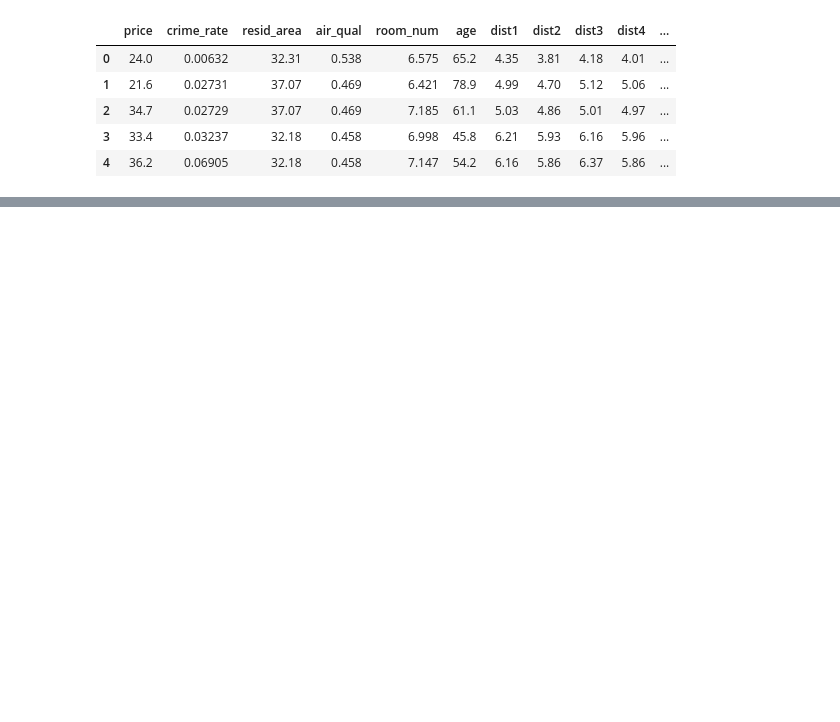
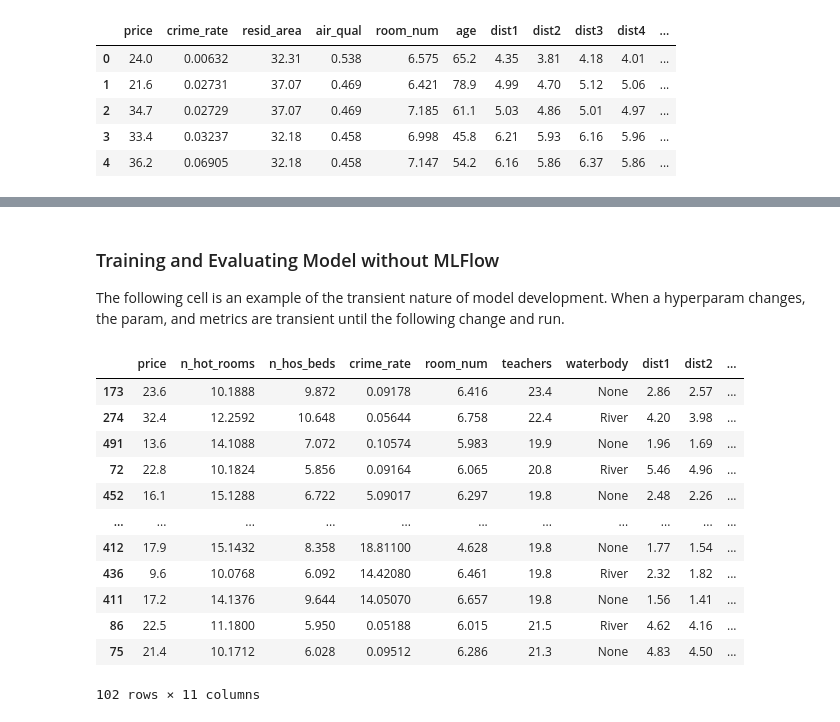
Before and after one commit to eboraks/public_examples, a Jupyter notebook: train_and_deploy_xgb_with_sklearn_mlflow/house_prices_xgb_mlflow.ipynb, the cells around one changed output, grey strips where cells are left out. Saved outputs shown, nothing was run; the diff lists cells and outputs as text; code cells hidden in the pictures; blank space fills up the shorter version.

```diff
--- a/train_and_deploy_xgb_with_sklearn_mlflow/house_prices_xgb_mlflow.ipynb
+++ b/train_and_deploy_xgb_with_sklearn_mlflow/house_prices_xgb_mlflow.ipynb
@@ -614,7 +134,0 @@ from sklearn.preprocessing import StandardScaler
-# %%
-X, y = make_classification(random_state=42)
-X_train, X_test, y_train, y_test = train_test_split(X, y, random_state=42)
-pipe = make_pipeline(StandardScaler(), LogisticRegression())
-pipe.fit(X_train, y_train)
-
-pipe.score(X_test, y_test)
@@ -875,0 +135,18 @@ hot_rooms[hot_rooms.is_outlier == -1]
+# %%
+# Shortcut functions
+
+def get_training_testing_data():
+    """Function to simplify data splitting"""
+    # Prep the data for training and prediction
+    if 'price' in df:
+        y = df.pop('price')
+
+    X_train, X_test, y_train, y_test = train_test_split(df, y, test_size=0.2, random_state=42)
+    return X_train, X_test, y_train, y_test
+
+def eval_metrics(y_true , y_pred):
+    """Function to simplfy metrics evaluation"""
+    rmse = np.sqrt(mean_squared_error(y_true, y_pred))
+    mae = mean_absolute_error(y_true, y_pred)
+    r2 = r2_score(y_true, y_pred)
+    return rmse, mae, r2
@@ -875,0 +227,21 @@ hot_rooms[hot_rooms.is_outlier == -1]
+# %% [markdown]
+### Training and Evaluating Model without MLFlow
+The following cell is an example of the transient nature of model development.
+When a hyperparam changes, the param, and metrics are transient until the following change and run.
+# %%
+X_train, X_test, y_train, y_test = get_training_testing_data()
+X_test
+# %% [output]
+|  | price | n_hot_rooms | n_hos_beds | crime_rate | room_num | teachers | waterbody | dist1 | dist2 | ... |
+| 173 | 23.6 | 10.1888 | 9.872 | 0.09178 | 6.416 | 23.4 | None | 2.86 | 2.57 | ... |
+| 274 | 32.4 | 12.2592 | 10.648 | 0.05644 | 6.758 | 22.4 | River | 4.20 | 3.98 | ... |
+| 491 | 13.6 | 14.1088 | 7.072 | 0.10574 | 5.983 | 19.9 | None | 1.96 | 1.69 | ... |
+| 72 | 22.8 | 10.1824 | 5.856 | 0.09164 | 6.065 | 20.8 | River | 5.46 | 4.96 | ... |
+| 452 | 16.1 | 15.1288 | 6.722 | 5.09017 | 6.297 | 19.8 | None | 2.48 | 2.26 | ... |
+| ... | ... | ... | ... | ... | ... | ... | ... | ... | ... | ... |
+| 412 | 17.9 | 15.1432 | 8.358 | 18.81100 | 4.628 | 19.8 | None | 1.77 | 1.54 | ... |
+| 436 | 9.6 | 10.0768 | 6.092 | 14.42080 | 6.461 | 19.8 | River | 2.32 | 1.82 | ... |
+| 411 | 17.2 | 14.1376 | 9.644 | 14.05070 | 6.657 | 19.8 | None | 1.56 | 1.41 | ... |
+| 86 | 22.5 | 11.1800 | 5.950 | 0.05188 | 6.015 | 21.5 | River | 4.62 | 4.16 | ... |
+| 75 | 21.4 | 10.1712 | 6.028 | 0.09512 | 6.286 | 21.3 | None | 4.83 | 4.50 | ... |
+102 rows × 11 columns
```
Also changed, not shown: parts of 114 cells of this notebook, 1 other file.
